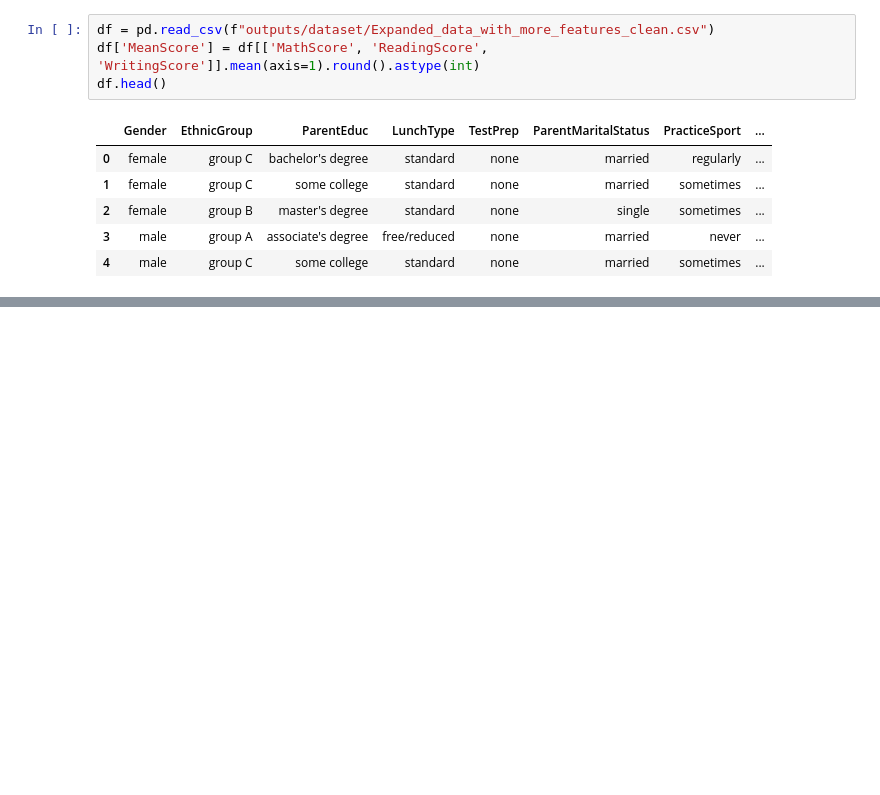
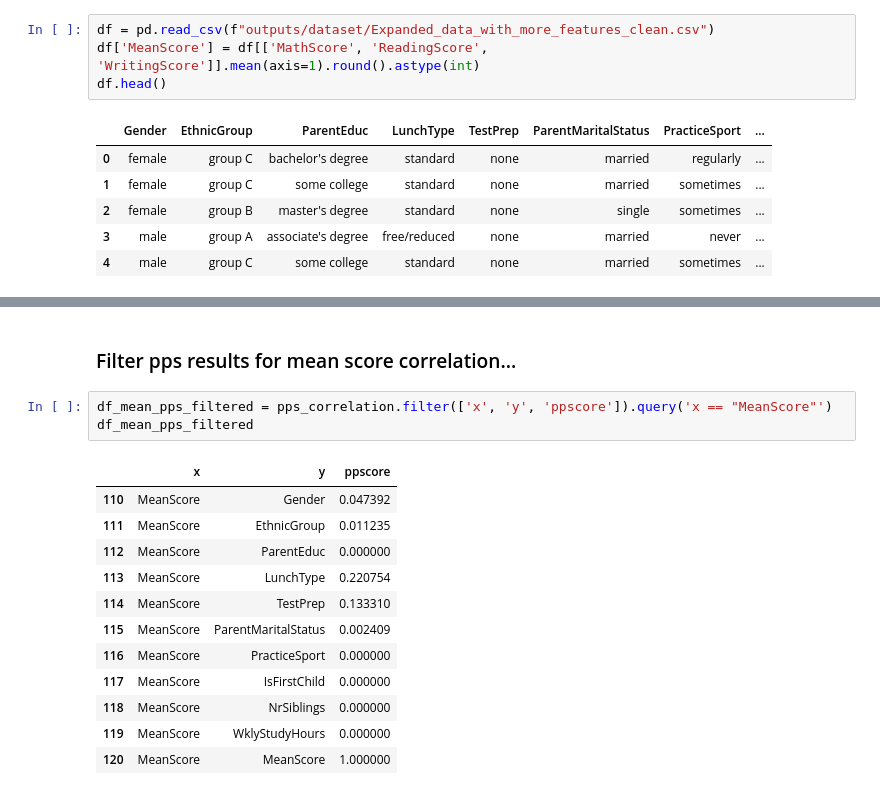
Before and after one commit to A-Hoenig/student-AI, a Jupyter notebook: jupyter_notebooks/Notebook_4_eda2.ipynb, the cells around one changed output, grey strips where cells are left out. Drawn from its saved outputs; the diff is of its cells as text; blank space fills up the shorter version.

```diff
--- a/jupyter_notebooks/Notebook_4_eda2.ipynb
+++ b/jupyter_notebooks/Notebook_4_eda2.ipynb
@@ -54,0 +212,18 @@ df.head()
+# %% [markdown]
+### Filter pps results for mean score correlation...
+# %%
+df_mean_pps_filtered = pps_correlation.filter(['x', 'y', 'ppscore']).query('x == "MeanScore"')
+df_mean_pps_filtered
+# %% [output]
+|  | x | y | ppscore |
+| 110 | MeanScore | Gender | 0.047392 |
+| 111 | MeanScore | EthnicGroup | 0.011235 |
+| 112 | MeanScore | ParentEduc | 0.000000 |
+| 113 | MeanScore | LunchType | 0.220754 |
+| 114 | MeanScore | TestPrep | 0.133310 |
+| 115 | MeanScore | ParentMaritalStatus | 0.002409 |
+| 116 | MeanScore | PracticeSport | 0.000000 |
+| 117 | MeanScore | IsFirstChild | 0.000000 |
+| 118 | MeanScore | NrSiblings | 0.000000 |
+| 119 | MeanScore | WklyStudyHours | 0.000000 |
+| 120 | MeanScore | MeanScore | 1.000000 |
```
Also changed, not shown: parts of 19 cells of this notebook, 1 other file.
